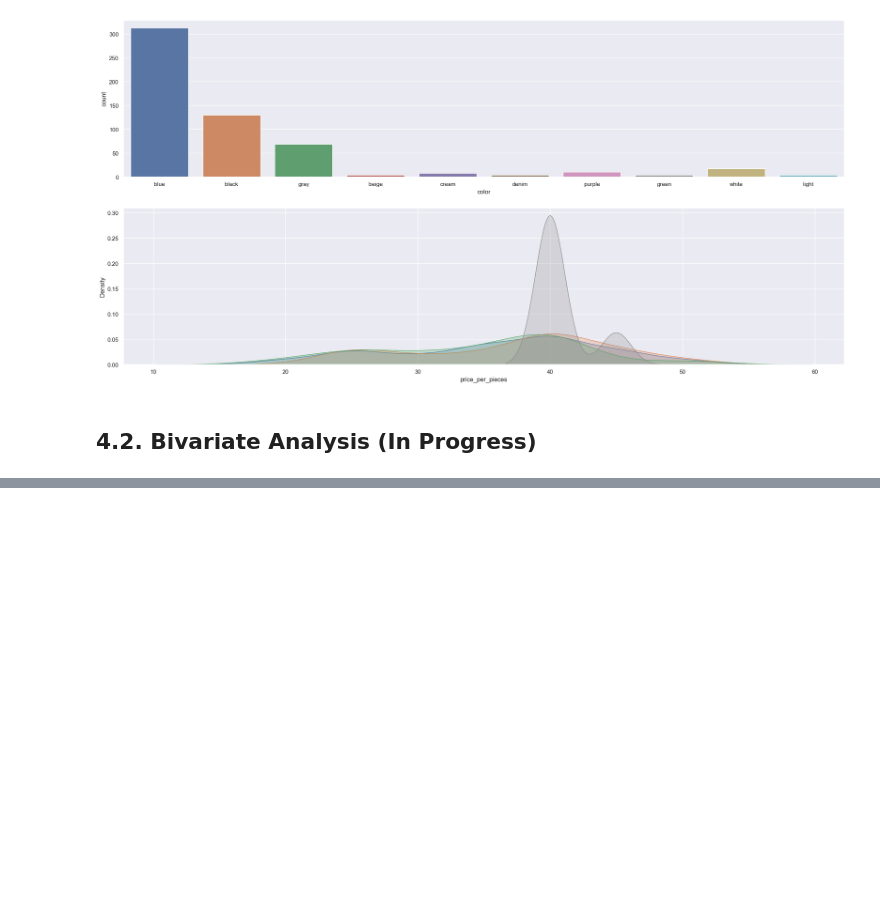
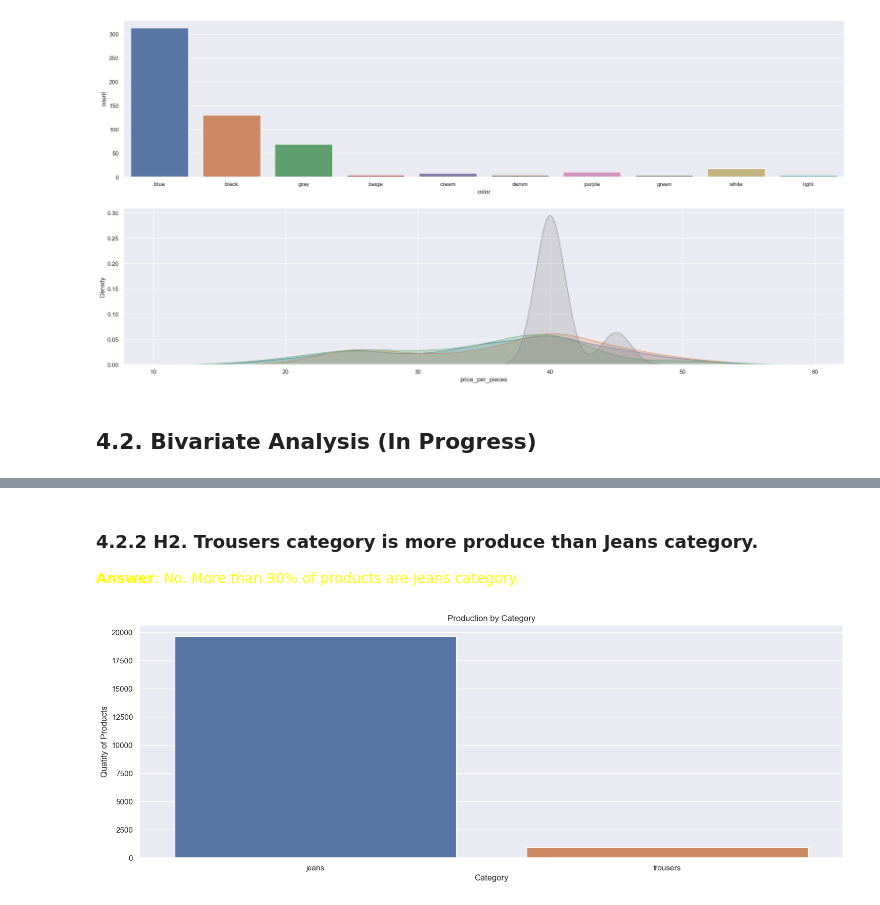
Before and after one commit to luanjesus/star_jeans_webscraping, a Jupyter notebook: eda.ipynb, the cells around one changed output, grey strips where cells are left out. Cells and saved outputs as stored; diff of their text form; code cells hidden in the pictures; blank space fills up the shorter version.

```diff
--- a/eda.ipynb
+++ b/eda.ipynb
@@ -443,0 +458,13 @@ df4 = df3.copy()
+# %% [markdown]
+### 4.2.2 H2. Trousers category is more produce than Jeans category.
+<span style="color:yellow">**Answer**: No. More than 90% of products are Jeans category.</span>
+# %%
+qtd_by_cat = df4.groupby('product_category').sum(numeric_only=True).reset_index()
+
+plt.figure( figsize = (18, 6))
+sns.barplot( x = 'product_category', y = 'price_per_pieces', data = qtd_by_cat )
+plt.title( 'Production by Category')
+plt.xlabel('Category')
+plt.ylabel('Quatity of Products');
+# %% [output]
+[figure, added]
```
Also changed, not shown: parts of 2 cells of this notebook.
